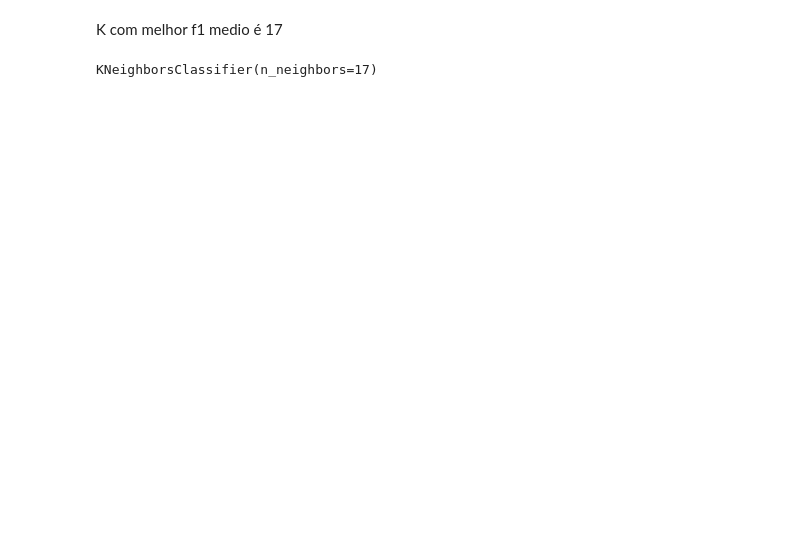
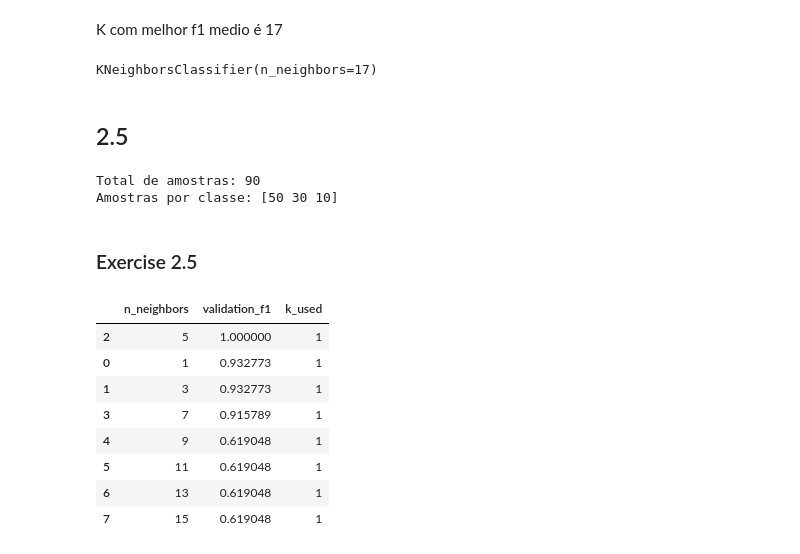
Before and after one commit to andreferraria453/tcdtp1, a Jupyter notebook: exercises/b_ex2.ipynb, the cells around one changed output. Saved outputs shown, nothing was run; the diff lists cells and outputs as text; code cells hidden in the pictures; blank space fills up the shorter version.

```diff
--- a/exercises/b_ex2.ipynb
+++ b/exercises/b_ex2.ipynb
@@ -589,3 +584,64 @@ final_model = KNeighborsClassifier(n_neighbors=17)
 final_model.fit(X, y)
 # %% [output]
 KNeighborsClassifier(n_neighbors=17)
+# %% [markdown]
+## 2.5
+# %%
+import numpy as np
+from sklearn.datasets import load_iris
+
+# 1. Carregar os dados originais
+data = load_iris()
+X, y = data.data, data.target
+
+# 2. Criar máscaras para cada classe
+# Classe 0: Setosa (manteremos as 50 originais ou conforme sua necessidade)
+# Classe 1: Versicolor (restringir a 30)
+# Classe 2: Virginica (restringir a 10)
+
+idx_setosa = np.where(y == 0)[0]
+idx_versicolor = np.where(y == 1)[0][:30]  # Pega apenas as primeiras 30
+idx_virginica = np.where(y == 2)[0][:10]   # Pega apenas as primeiras 10
+
+# 3. Concatenar os índices escolhidos
+indices_finais = np.concatenate([idx_setosa, idx_versicolor, idx_virginica])
+
+# 4. Criar o novo conjunto de dados reduzido
+X_reduced = X[indices_finais]
+y_reduced = y[indices_finais]
+
+# Verificação dos tamanhos
+print(f"Total de amostras: {len(y_reduced)}")
+print(f"Amostras por classe: {np.bincount(y_reduced)}")
+# %% [output]
+Total de amostras: 90
+Amostras por classe: [50 30 10]
+# %%
+models = {
+    "kNN": KNeighborsClassifier()
+}
+model_parameters = {
+    "kNN": {"n_neighbors": list(range(1, 16, 2))}###até 15
+}
+exp = Experiment(X_reduced, y_reduced, models, model_parameters)
+display(Markdown("### Exercise 2.5"))
+experiment_results=exp.run_tvt_with_feature_selection(val_size=0.3, test_size=0.3)
+# %% [output]
+### Exercise 2.5
+# %%
+hyper_data = experiment_results[0]['hyperparameter_search']
+df_hyper = pd.DataFrame(hyper_data)
+df_params = df_hyper['params'].apply(pd.Series)
+df_final = pd.concat([df_params, df_hyper.drop(columns=['params'])], axis=1)
+df_final = df_final.sort_values(by="validation_f1", ascending=False)
+display(df_final)
+# %% [output]
+|  | n_neighbors | validation_f1 | k_used |
+| 2 | 5 | 1.000000 | 1 |
+| 0 | 1 | 0.932773 | 1 |
+| 1 | 3 | 0.932773 | 1 |
+| 3 | 7 | 0.915789 | 1 |
+| 4 | 9 | 0.619048 | 1 |
+| 5 | 11 | 0.619048 | 1 |
+| 6 | 13 | 0.619048 | 1 |
+| 7 | 15 | 0.619048 | 1 |
```
Also changed, not shown: parts of 5 cells of this notebook, 4 other files.
